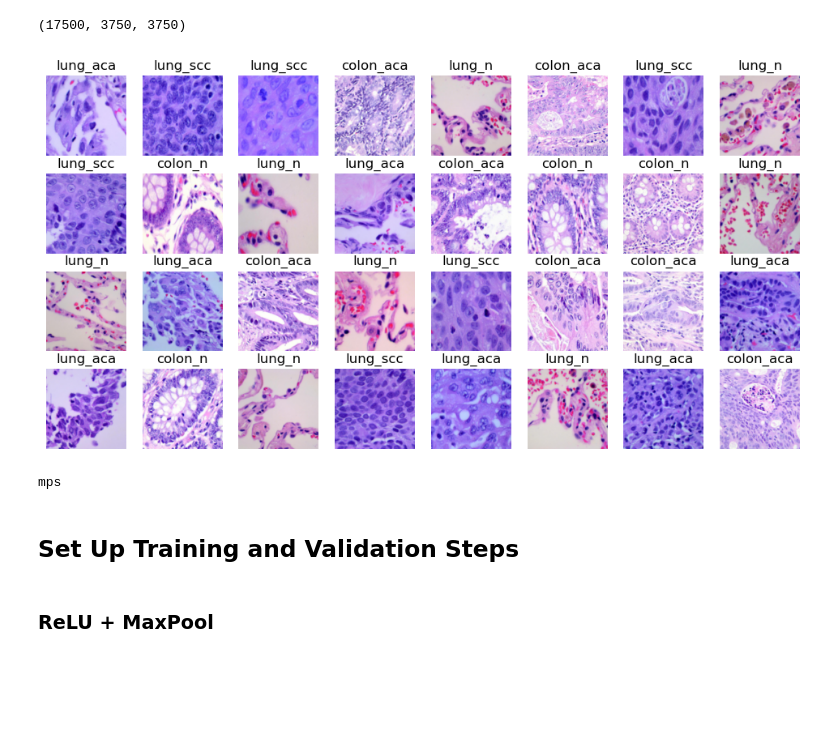
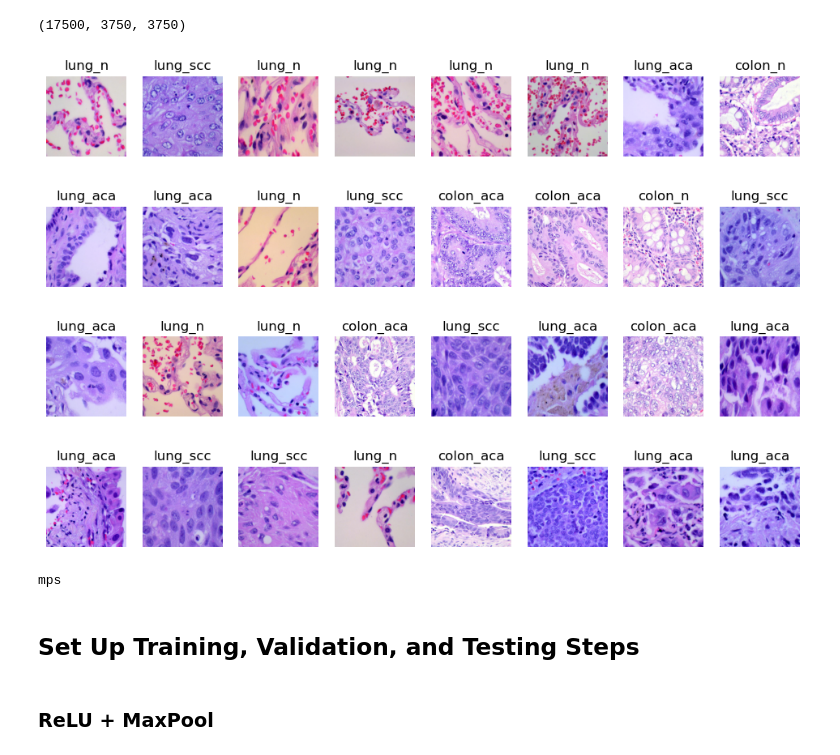
Before and after one commit to garrett-lam/CancerHistopathologyCNN, a Jupyter notebook: lung_colon_CNN.ipynb, the cells around one changed output. Saved outputs shown, nothing was run; the diff lists cells and outputs as text; code cells hidden in the pictures; blank space fills up the shorter version.

```diff
--- a/lung_colon_CNN.ipynb
+++ b/lung_colon_CNN.ipynb
@@ -11,12 +12,12 @@ import torch.optim as optim
 ## **Data Preparation**
 # %%
 # Read in data
-img_size = 128
+img_size = 128 # original 768x768 caused memory issues, 128x128 too small
 data_transformation = transforms.Compose([
+    transforms.Resize(img_size),
+    transforms.CenterCrop(img_size),
     transforms.ToTensor(),
-    transforms.Normalize((0.5, 0.5, 0.5), (0.5, 0.5, 0.5)),
-    transforms.Resize(img_size),
-    transforms.CenterCrop(img_size)
+    transforms.Normalize((0.5, 0.5, 0.5), (0.5, 0.5, 0.5))
 ])
 
 dataset = datasets.ImageFolder(root='lung_colon_image_set', transform=data_transformation)
@@ -49,16 +50,16 @@ def display_img(ax, img, label):
     ax.set_title(classes[label])
     ax.axis('off')
 # %%
-plt.figure(figsize=(12, 6))
+plt.figure(figsize=(12, 8))
 
 # Get a random batch of training images.
 images, labels = next(iter(train_loader))
 
 for i in range(batch_size):
     ax = plt.subplot(4, 8, i+1)  # Create a subplot for each image
     display_img(ax, images[i], labels[i])
 # %% [output]
-[figure, old version]
+[figure, new version]
 # %%
 # Set up device
 if torch.backends.mps.is_available(): # M1 Mac
@@ -72,4 +73,4 @@ print(device)
 # %% [output]
 mps
 # %% [markdown]
-## **Set Up Training and Validation Steps**
+## **Set Up Training, Validation, and Testing Steps**
```
Also changed, not shown: parts of 24 cells of this notebook, 3 other files.
